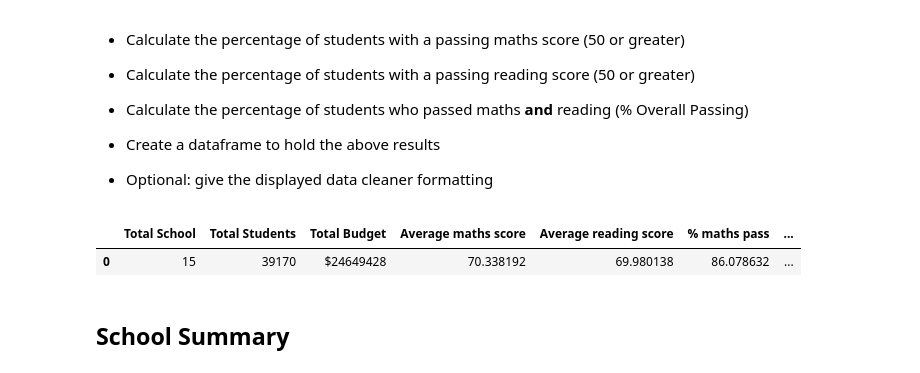
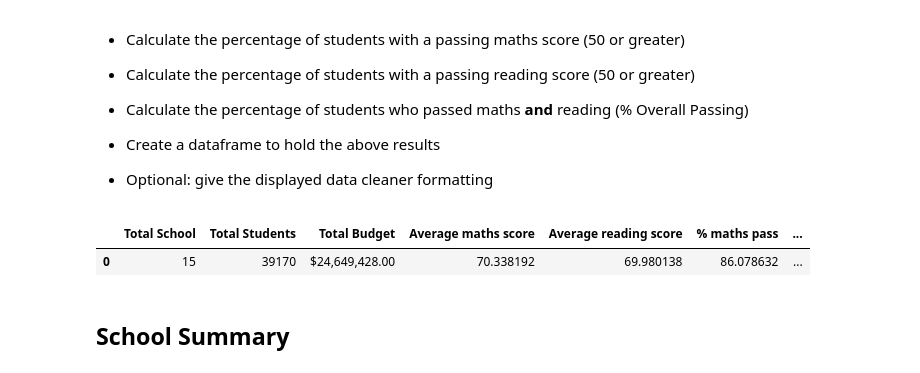
Before and after one commit to JollyCJoseph/pandas-challenge, a Jupyter notebook: PyCitySchools/PyCitySchools.ipynb, the cells around one changed output. Drawn from its saved outputs; the diff is of its cells as text; code cells hidden in the pictures.

```diff
--- a/PyCitySchools/PyCitySchools.ipynb
+++ b/PyCitySchools/PyCitySchools.ipynb
@@ -52,24 +64,26 @@ school_data_complete.head()
 # %%
 total_schools=len(school_data_complete["school_name"].unique())
 total_students=school_data_complete["student_name"].count()
 total_budget=school_data_df["budget"].sum()
 average_maths_score=school_data_complete["maths_score"].mean()
 average_reading_score=school_data_complete["reading_score"].mean()
 maths_pass=school_data_complete.loc[school_data_complete["maths_score"]>=50,:]
 total_maths_pass=maths_pass["student_name"].count()
 perc_maths_pass=(total_maths_pass/total_students)*100
 reading_pass=school_data_complete.loc[school_data_complete["reading_score"]>=50,:]
 total_reading_pass=reading_pass["student_name"].count()
 perc_reading_pass=(total_reading_pass/total_students)*100
 overall_pass=school_data_complete.loc[(school_data_complete["maths_score"]>=50)&(school_data_complete["reading_score"]>=50),:]
 total_overall_pass=overall_pass["student_name"].count()
 perc_overall_pass=(total_overall_pass/total_students)*100
-school_data={"Total School":[total_schools],"Total Students":[total_students],"Total Budget":[f"${total_budget}"],"Average maths score":[average_maths_score],"Average reading score":[average_reading_score],"% maths pass":[perc_maths_pass],"% reading pass":[perc_reading_pass],"% overall pass":[perc_overall_pass]}
-local_school_df=pd.DataFrame(school_data)
-local_school_df
+school_data={"Total School":[total_schools],"Total Students":[total_students],"Total Budget":[total_budget],"Average maths score":[average_maths_score],"Average reading score":[average_reading_score],"% maths pass":[perc_maths_pass],"% reading pass":[perc_reading_pass],"% overall pass":[perc_overall_pass]}
+#school_data={"Total School":[total_schools],"Total Students":[total_students],"Total Budget":[f"${total_budget}"],"Average maths score":[average_maths_score],"Average reading score":[average_reading_score],"% maths pass":[perc_maths_pass],"% reading pass":[perc_reading_pass],"% overall pass":[perc_overall_pass]}
+total_school_data_df=pd.DataFrame(school_data)
+total_school_data_df["Total Budget"]=total_school_data_df["Total Budget"].map("${:,.2f}".format)
+total_school_data_df
 # %% [output]
 |  | Total School | Total Students | Total Budget | Average maths score | Average reading score | % maths pass | ... |
-| 0 | 15 | 39170 | $24649428 | 70.338192 | 69.980138 | 86.078632 | ... |
+| 0 | 15 | 39170 | $24,649,428.00 | 70.338192 | 69.980138 | 86.078632 | ... |
 # %% [markdown]
 ## School Summary
 # %% [markdown]
```
Also changed, not shown: parts of 7 cells of this notebook.
